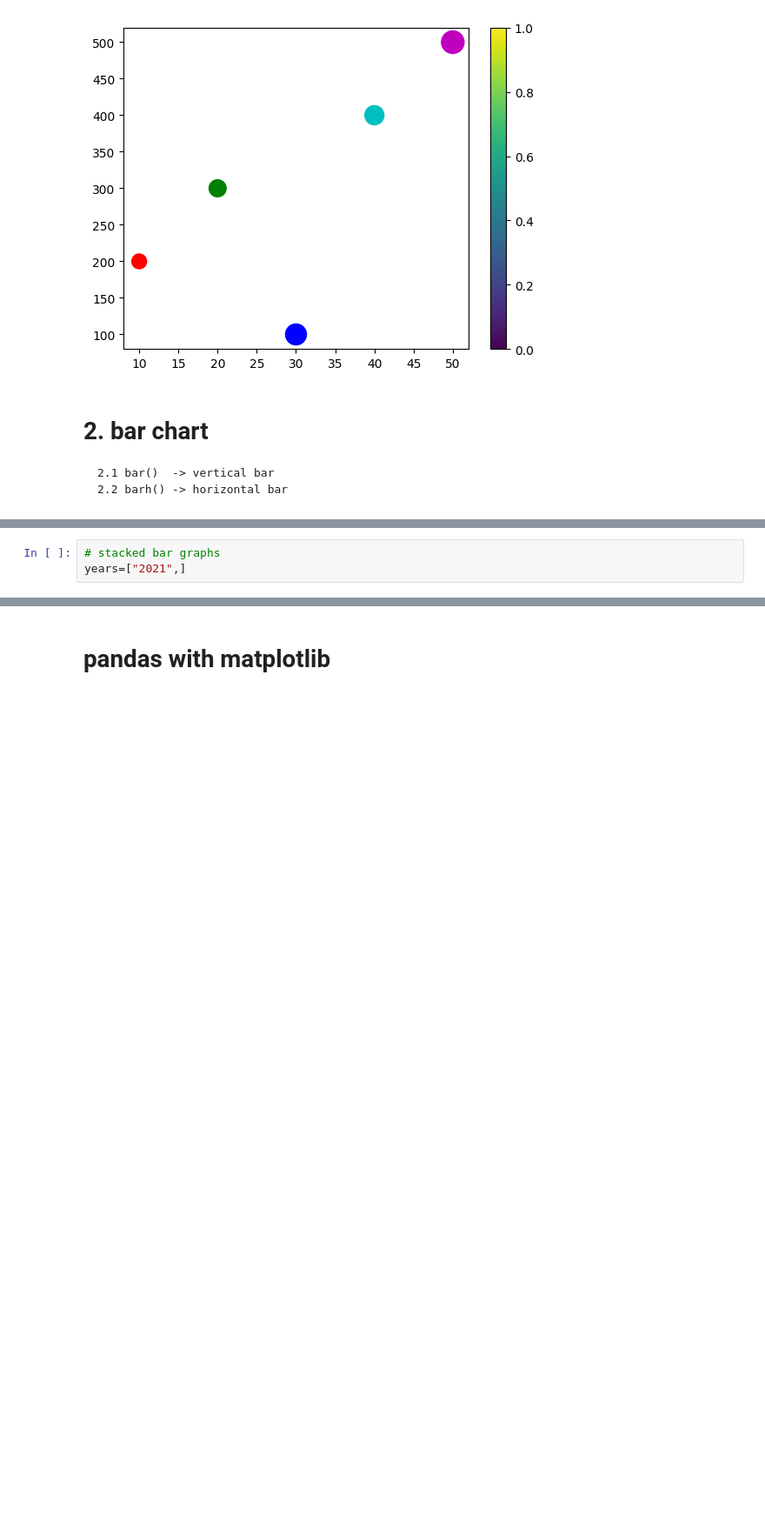
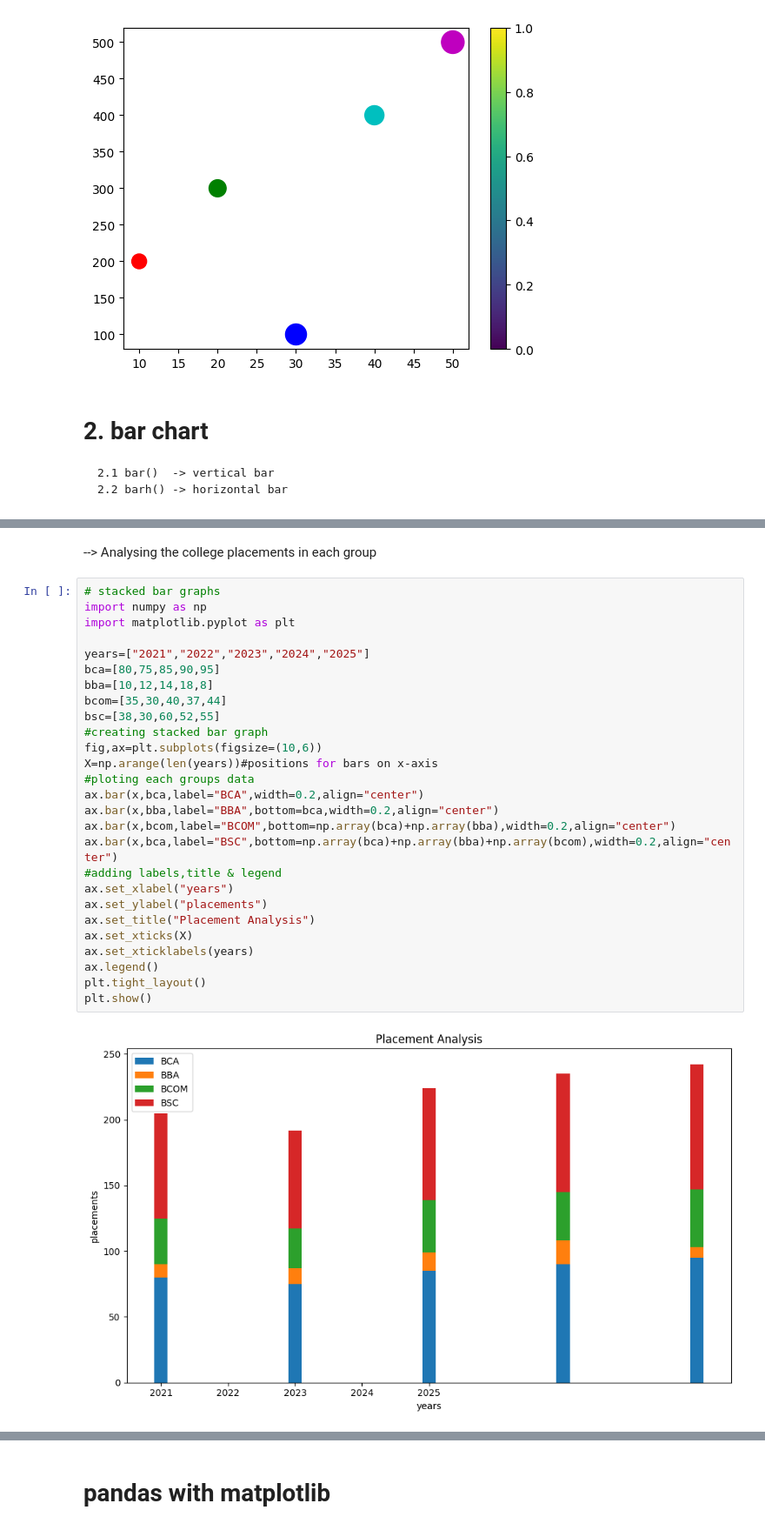
Before and after one commit to Reddysekhar8333/python, a Jupyter notebook: matplotlib.ipynb, the cells around one changed output, grey strips where cells are left out. Shown: that part at 87% size. Drawn from its saved outputs; the diff is of its cells as text; blank space fills up the shorter version.

Commit message:
Created using Colab and practiced the matplotlib programs

```diff
--- a/matplotlib.ipynb
+++ b/matplotlib.ipynb
@@ -110,3 +110,31 @@ plt.show()
-# %%
-# stacked bar graphs
-years=["2021",]
+# %% [markdown]
+--> Analysing the college placements in each group
+# %%
+# stacked bar graphs
+import numpy as np
+import matplotlib.pyplot as plt
+
+years=["2021","2022","2023","2024","2025"]
+bca=[80,75,85,90,95]
+bba=[10,12,14,18,8]
+bcom=[35,30,40,37,44]
+bsc=[38,30,60,52,55]
+#creating stacked bar graph
+fig,ax=plt.subplots(figsize=(10,6))
+X=np.arange(len(years))#positions for bars on x-axis
+#ploting each groups data
+ax.bar(x,bca,label="BCA",width=0.2,align="center")
+ax.bar(x,bba,label="BBA",bottom=bca,width=0.2,align="center")
+ax.bar(x,bcom,label="BCOM",bottom=np.array(bca)+np.array(bba),width=0.2,align="center")
+ax.bar(x,bca,label="BSC",bottom=np.array(bca)+np.array(bba)+np.array(bcom),width=0.2,align="center")
+#adding labels,title & legend
+ax.set_xlabel("years")
+ax.set_ylabel("placements")
+ax.set_title("Placement Analysis")
+ax.set_xticks(X)
+ax.set_xticklabels(years)
+ax.legend()
+plt.tight_layout()
+plt.show()
+# %% [output]
+[figure, added]
```
Also changed, not shown: parts of 10 cells of this notebook.
